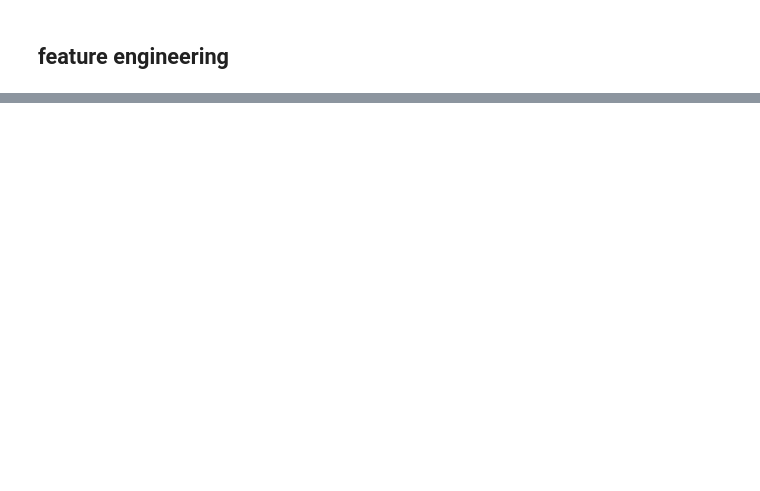
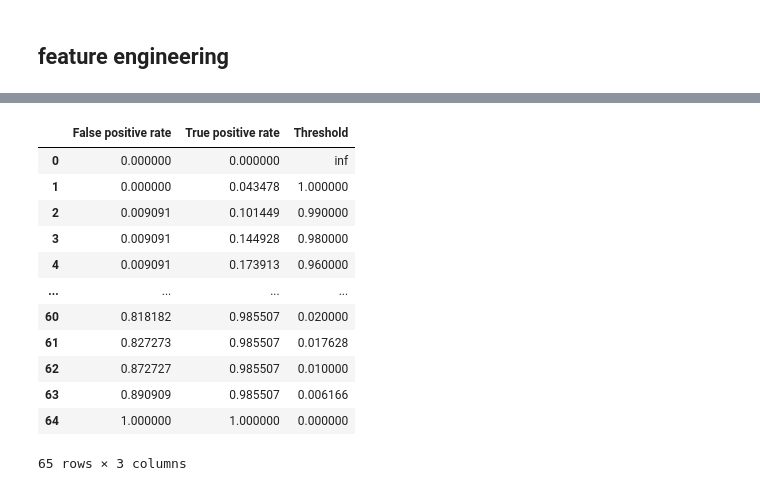
Before and after one commit to duttarajib78/Internship, a Jupyter notebook: Second_Phase_Practice_Projects/Titanic_survival.ipynb, the cells around one changed output, grey strips where cells are left out. Cells and saved outputs as stored; diff of their text form; code cells hidden in the pictures; blank space fills up the shorter version.

```diff
--- a/Second_Phase_Practice_Projects/Titanic_survival.ipynb
+++ b/Second_Phase_Practice_Projects/Titanic_survival.ipynb
@@ -312,0 +356,3 @@ for col in titanic_eda.select_dtypes(include='object').columns.values:
+# %%
+X_cat_dummies.drop(columns=['Embarked_Not Available'],axis=1,inplace=True)
+np.round(X_cat_dummies.mean()*100,1)
@@ -312,0 +366,3 @@ for col in titanic_eda.select_dtypes(include='object').columns.values:
+# %%
+X=pd.concat([X_num,X_cat_dummies],axis=1)
+y=pd.get_dummies(y,drop_first=True).astype(np.int64)
@@ -312,0 +480,23 @@ for col in titanic_eda.select_dtypes(include='object').columns.values:
+# %%
+# Gradient Boosting
+from sklearn.utils import compute_sample_weight
+
+
+model=GradientBoostingClassifier(random_state=best_random_score)
+mean_cv_score=cross_val_score(estimator=model,
+                              X=X_train_scaled,
+                              y=y_train,
+                              cv=cv,
+                              scoring='roc_auc',
+                              n_jobs=-1).mean()
+
+model.fit(X_train_scaled,
+          y_train,
+          sample_weight=compute_sample_weight(class_weight="balanced", y=y_train))
+test_score=roc_auc_score(y_true=y_test.to_numpy(),
+                         y_score=model.predict_proba(X_test_scaled)[:,-1])
+score_diff=np.abs(mean_cv_score-test_score)
+
+print(f'Validation Score: {mean_cv_score}')
+print(f'Testing Score: {test_score}')
+print(f'Difference Score: {score_diff}')
@@ -312,0 +509,4 @@ for col in titanic_eda.select_dtypes(include='object').columns.values:
+# %%
+final_model=RandomForestClassifier(class_weight='balanced',
+                                   random_state=best_random_score)
+final_model.fit(X_train_scaled,y_train)
@@ -312,0 +523,23 @@ for col in titanic_eda.select_dtypes(include='object').columns.values:
+# %%
+fpr,tpr,threshold=roc_curve(y_true=y_test,
+                            y_score=final_model.predict_proba(X_test_scaled)[:,-1])
+roc_df=pd.DataFrame()
+
+roc_df['False positive rate']=fpr
+roc_df['True positive rate']=tpr
+roc_df['Threshold']=threshold
+roc_df
+# %% [output]
+|  | False positive rate | True positive rate | Threshold |
+| 0 | 0.000000 | 0.000000 | inf |
+| 1 | 0.000000 | 0.043478 | 1.000000 |
+| 2 | 0.009091 | 0.101449 | 0.990000 |
+| 3 | 0.009091 | 0.144928 | 0.980000 |
+| 4 | 0.009091 | 0.173913 | 0.960000 |
+| ... | ... | ... | ... |
+| 60 | 0.818182 | 0.985507 | 0.020000 |
+| 61 | 0.827273 | 0.985507 | 0.017628 |
+| 62 | 0.872727 | 0.985507 | 0.010000 |
+| 63 | 0.890909 | 0.985507 | 0.006166 |
+| 64 | 1.000000 | 1.000000 | 0.000000 |
+65 rows × 3 columns
```
Also changed, not shown: parts of 22 cells of this notebook.
